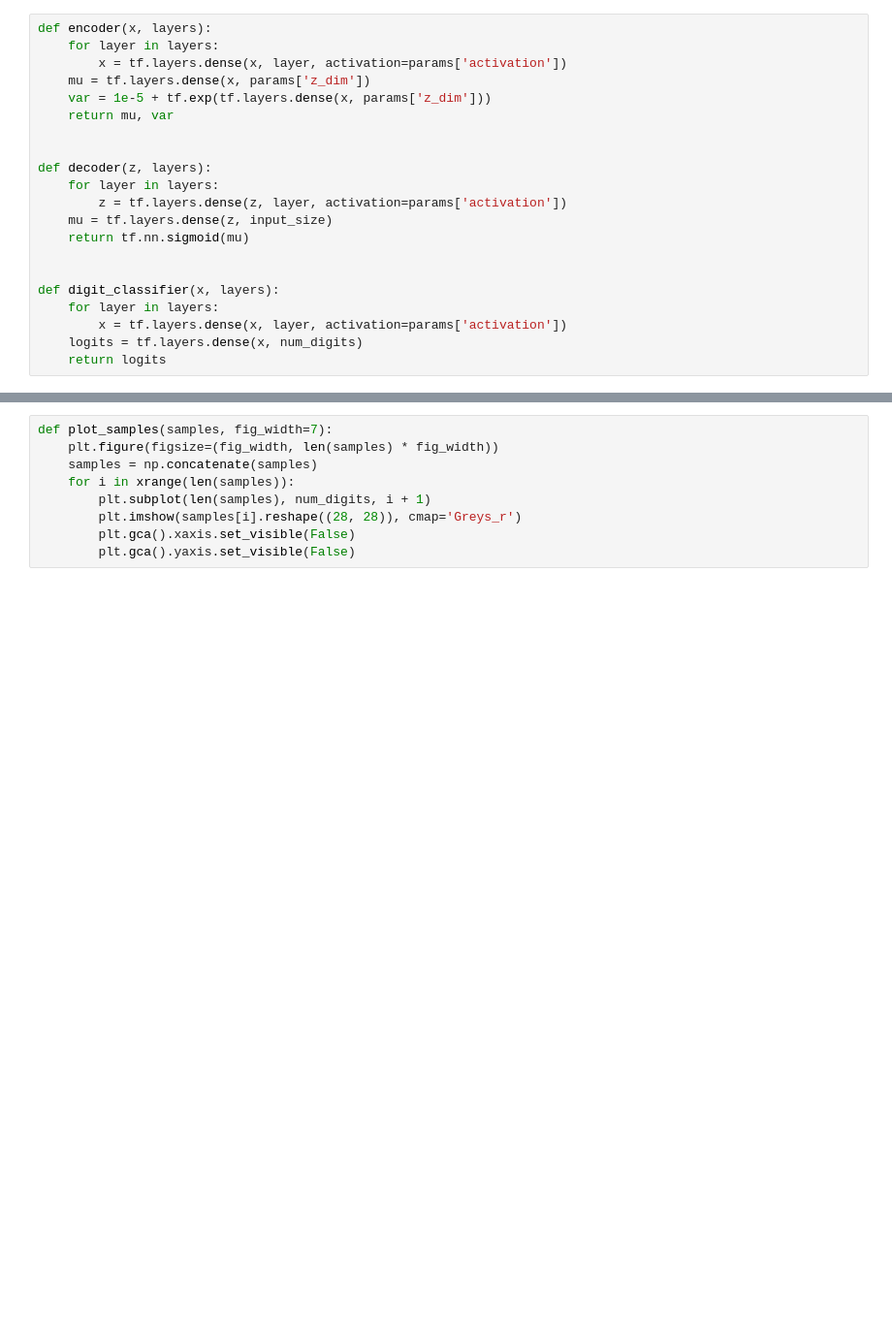
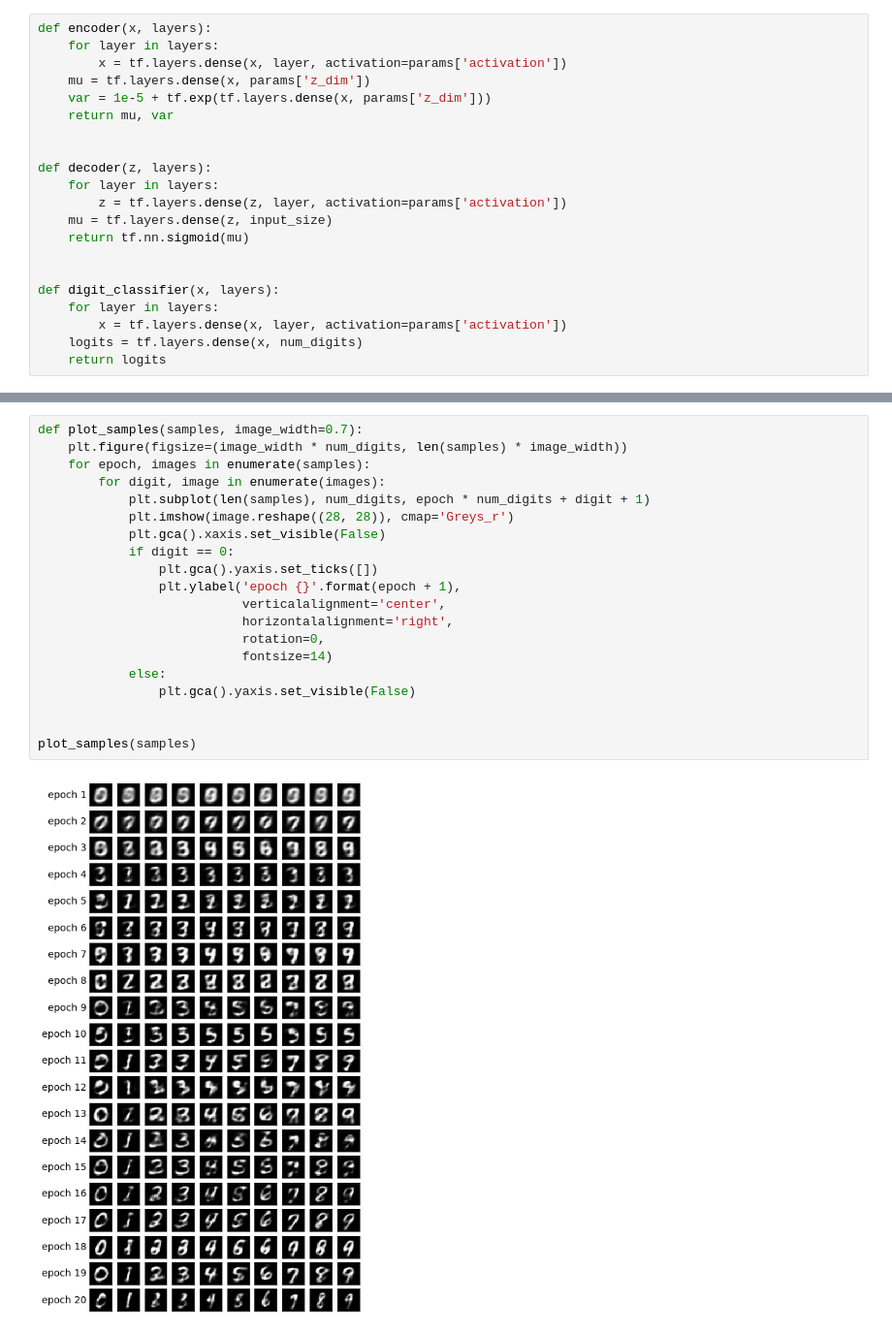
Before and after one commit to lsheiba/vae-mnist, a Jupyter notebook: vae.ipynb, the cells around one changed output, grey strips where cells are left out. Shown: that part at 97% size. Cells and saved outputs as stored; diff of their text form; blank space fills up the shorter version.

```diff
--- a/vae.ipynb
+++ b/vae.ipynb
@@ -127,9 +166,22 @@ plt.legend()
 # %%
-def plot_samples(samples, fig_width=7):
-    plt.figure(figsize=(fig_width, len(samples) * fig_width))
-    samples = np.concatenate(samples)
-    for i in xrange(len(samples)):
-        plt.subplot(len(samples), num_digits, i + 1)
-        plt.imshow(samples[i].reshape((28, 28)), cmap='Greys_r')
-        plt.gca().xaxis.set_visible(False)
-        plt.gca().yaxis.set_visible(False)
+def plot_samples(samples, image_width=0.7):
+    plt.figure(figsize=(image_width * num_digits, len(samples) * image_width))
+    for epoch, images in enumerate(samples):
+        for digit, image in enumerate(images):
+            plt.subplot(len(samples), num_digits, epoch * num_digits + digit + 1)
+            plt.imshow(image.reshape((28, 28)), cmap='Greys_r')
+            plt.gca().xaxis.set_visible(False)
+            if digit == 0:
+                plt.gca().yaxis.set_ticks([])
+                plt.ylabel('epoch {}'.format(epoch + 1),
+                           verticalalignment='center',
+                           horizontalalignment='right',
+                           rotation=0,
+                           fontsize=14)
+            else:
+                plt.gca().yaxis.set_visible(False)
+
+
+plot_samples(samples)
+# %% [output]
+[figure, added]
```
Also changed, not shown: parts of 12 cells of this notebook.
